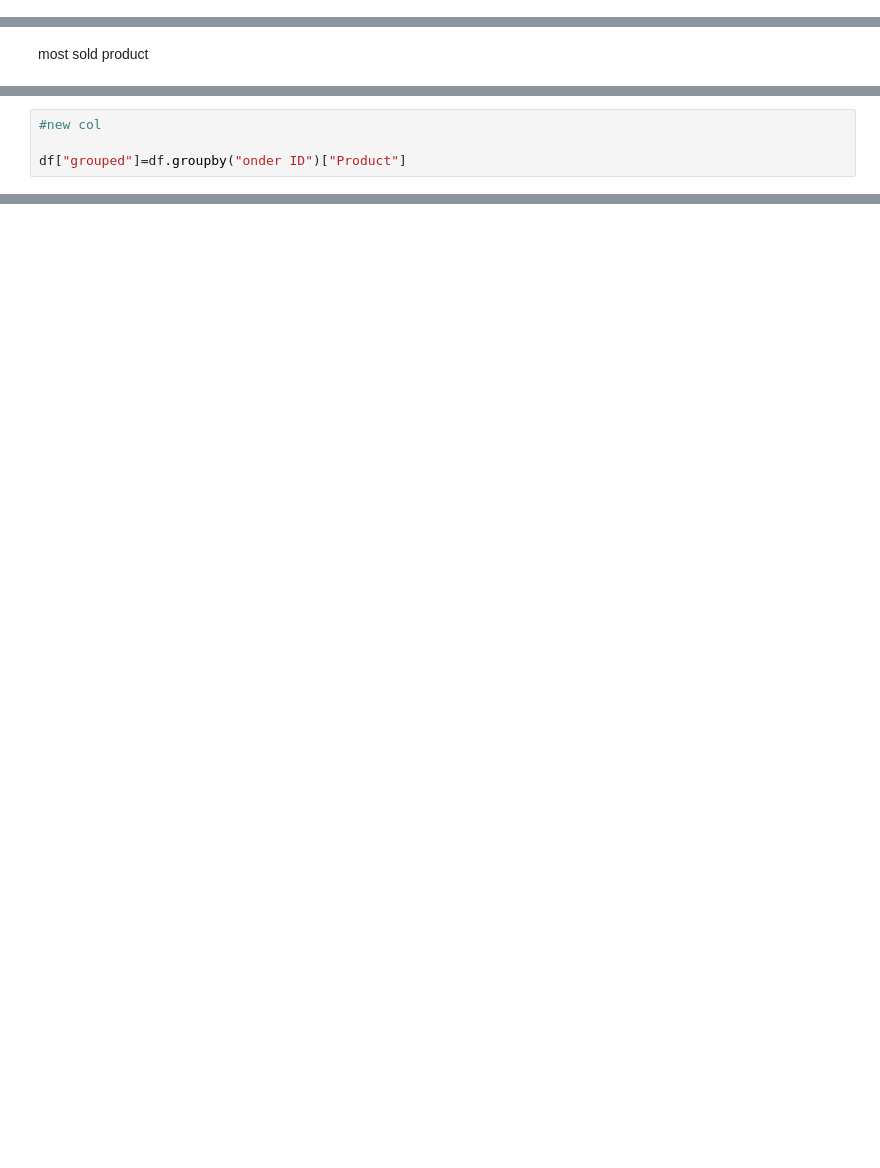
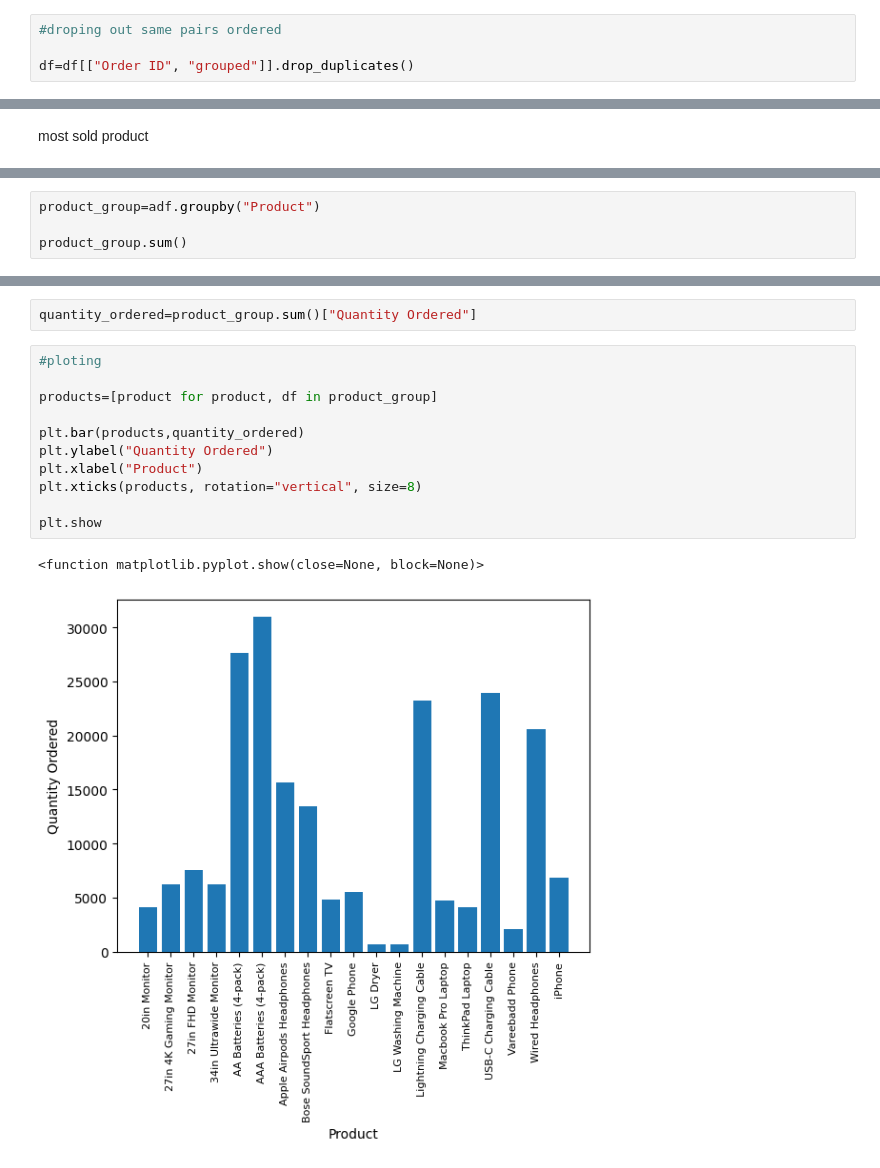
Before and after one commit to pritamiiit/Sales_Analysis, a Jupyter notebook: Sales Analysis.ipynb, the cells around one changed output, grey strips where cells are left out. Saved outputs shown, nothing was run; the diff lists cells and outputs as text; blank space fills up the shorter version.

```diff
--- a/Sales Analysis.ipynb
+++ b/Sales Analysis.ipynb
@@ -234,0 +300,4 @@ plt.show()
+# %%
+#droping out same pairs ordered
+
+df=df[["Order ID", "grouped"]].drop_duplicates()
@@ -250,4 +370,0 @@ df.head()
-# %%
-#new col
-
-df["grouped"]=df.groupby("onder ID")["Product"]
@@ -253,0 +380,4 @@ df["grouped"]=df.groupby("onder ID")["Product"]
+# %%
+product_group=adf.groupby("Product")
+
+product_group.sum()
@@ -253,0 +403,16 @@ df["grouped"]=df.groupby("onder ID")["Product"]
+# %%
+quantity_ordered=product_group.sum()["Quantity Ordered"]
+# %%
+#ploting
+
+products=[product for product, df in product_group]
+
+plt.bar(products,quantity_ordered)
+plt.ylabel("Quantity Ordered")
+plt.xlabel("Product")
+plt.xticks(products, rotation="vertical", size=8)
+
+plt.show
+# %% [output]
+<function matplotlib.pyplot.show(close=None, block=None)>
+[figure, added]
```
Also changed, not shown: parts of 26 cells of this notebook.
